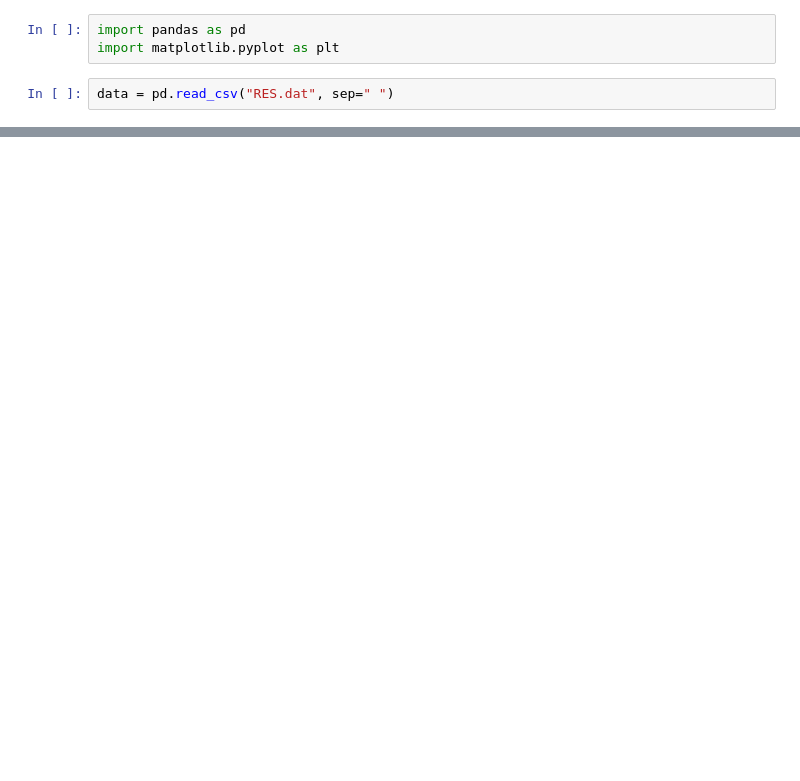
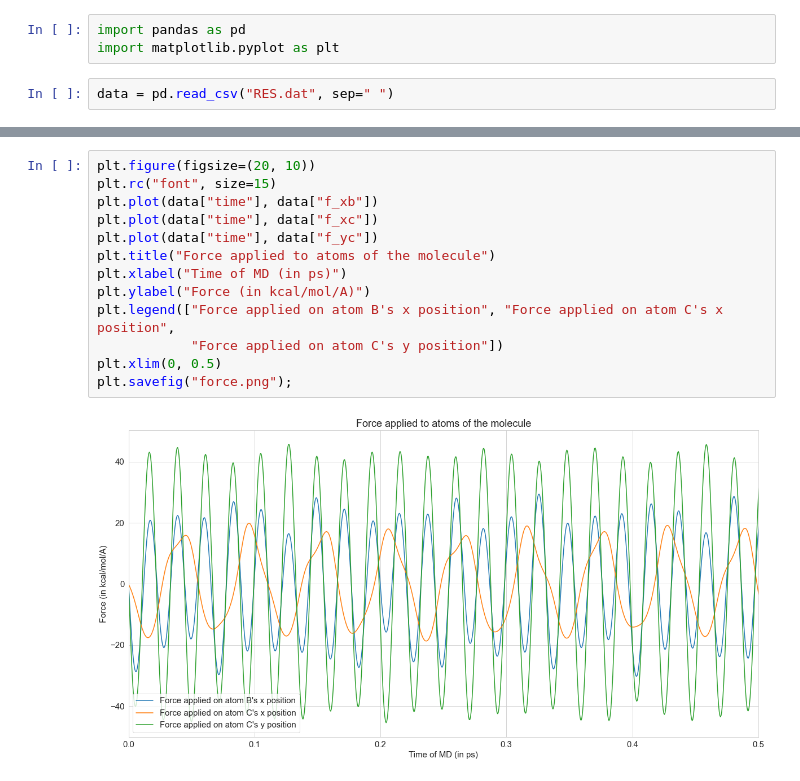
Before and after one commit to w2994a/molecular_dynamics_project, a Jupyter notebook: notebook_test.ipynb, the cells around one changed output, grey strips where cells are left out. Drawn from its saved outputs; the diff is of its cells as text; blank space fills up the shorter version.

```diff
--- a/notebook_test.ipynb
+++ b/notebook_test.ipynb
@@ -38,0 +56,15 @@ plt.xlim(0, 1000);
+# %%
+plt.figure(figsize=(20, 10))
+plt.rc("font", size=15)
+plt.plot(data["time"], data["f_xb"])
+plt.plot(data["time"], data["f_xc"])
+plt.plot(data["time"], data["f_yc"])
+plt.title("Force applied to atoms of the molecule")
+plt.xlabel("Time of MD (in ps)")
+plt.ylabel("Force (in kcal/mol/A)")
+plt.legend(["Force applied on atom B's x position", "Force applied on atom C's x position",
+            "Force applied on atom C's y position"])
+plt.xlim(0, 0.5)
+plt.savefig("force.png");
+# %% [output]
+[figure, added]
```
Also changed, not shown: parts of 7 cells of this notebook, 1 other file.
